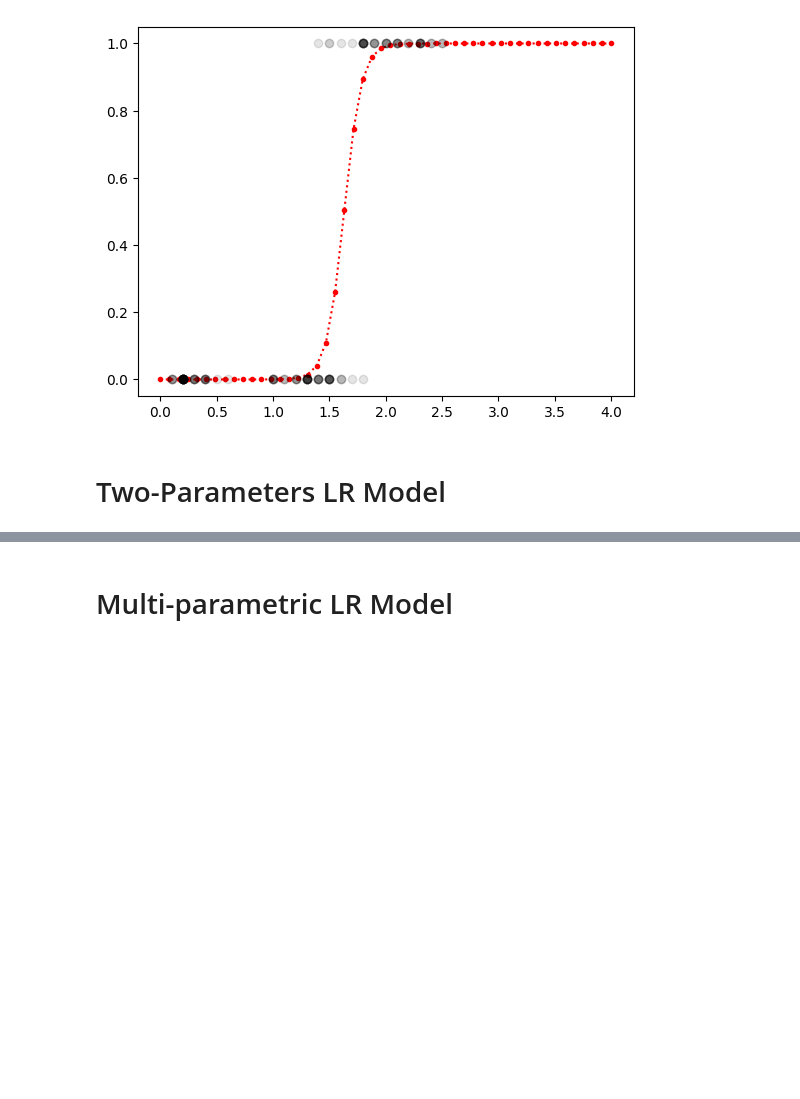
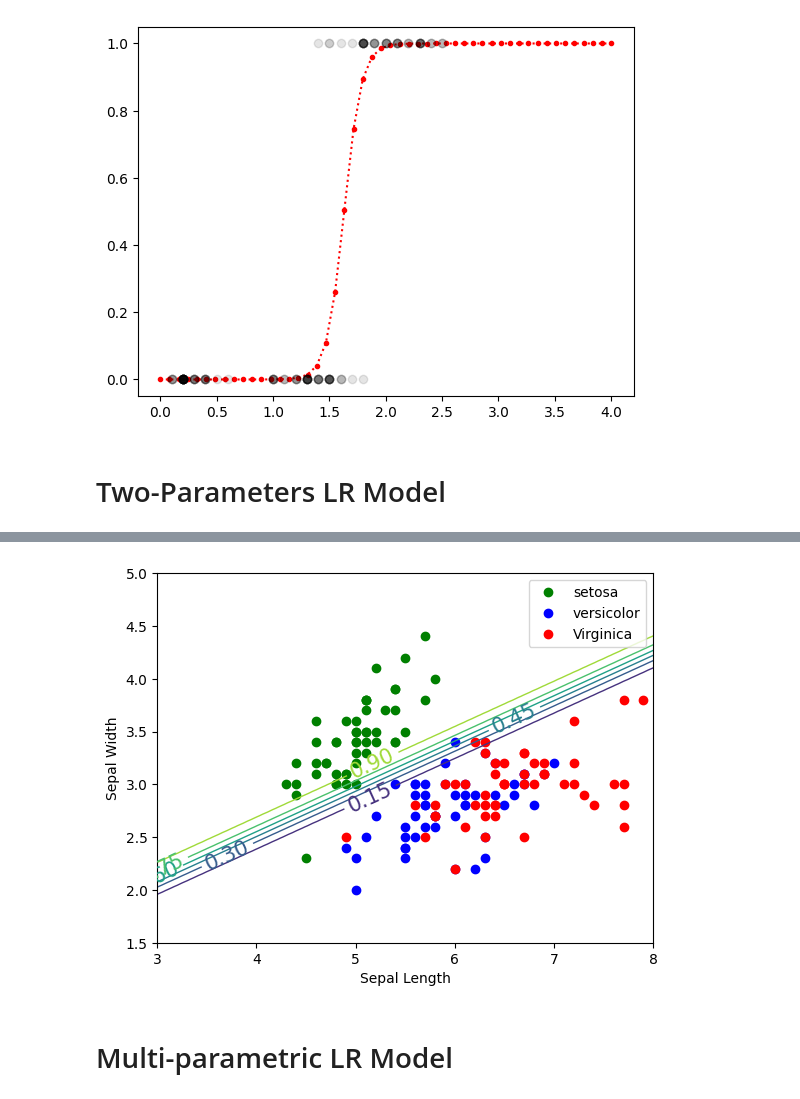
Before and after one commit to gmarxcc/lab-sessions-26b, a Jupyter notebook: 3-logistic-regressor/mainM.ipynb, the cells around one changed output, grey strips where cells are left out. Cells and saved outputs as stored; diff of their text form; code cells hidden in the pictures; blank space fills up the shorter version.

```diff
--- a/3-logistic-regressor/mainM.ipynb
+++ b/3-logistic-regressor/mainM.ipynb
@@ -143,2 +203,22 @@ plt.show()
+# %%
+x1New, x2New = np.meshgrid(
+    np.linspace(3,8, 100).reshape(-1,1),
+    np.linspace(1.5,5,100).reshape(-1,1)
+)
+XNew = np.column_stack([np.ones_like(x1New.ravel()), x1New.ravel(), x2New.ravel()])
+yP = sigmoid(XNew@thetaH).reshape(x1New.shape)
+# %%
+y = df['target'].to_numpy()
+plt.plot(x1[y==0], x2[y==0], 'og', label='setosa')
+plt.plot(x1[y==1], x2[y==1], 'ob', label='versicolor')
+plt.plot(x1[y==2], x2[y==2], 'or', label='Virginica')
+contour = plt.contour(x1New, x2New, yP, linewidths=1)
+plt.clabel(contour, inline=1, fontsize=15)
+plt.xlabel('Sepal Length')
+plt.ylabel('Sepal Width')
+plt.legend()
+plt.show()
+# %% [output]
+[figure, added]
 # %% [markdown]
 # Multi-parametric LR Model
```
Also changed, not shown: parts of 6 cells of this notebook.
